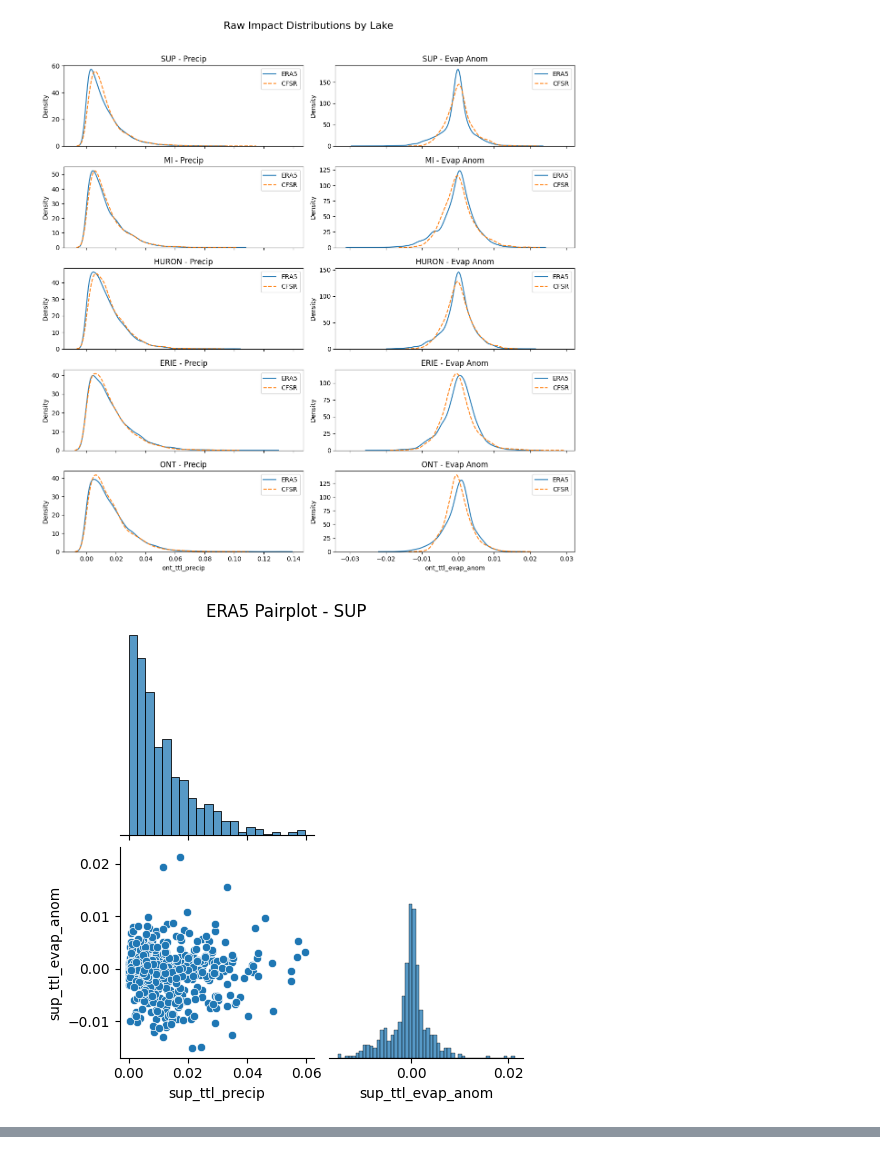
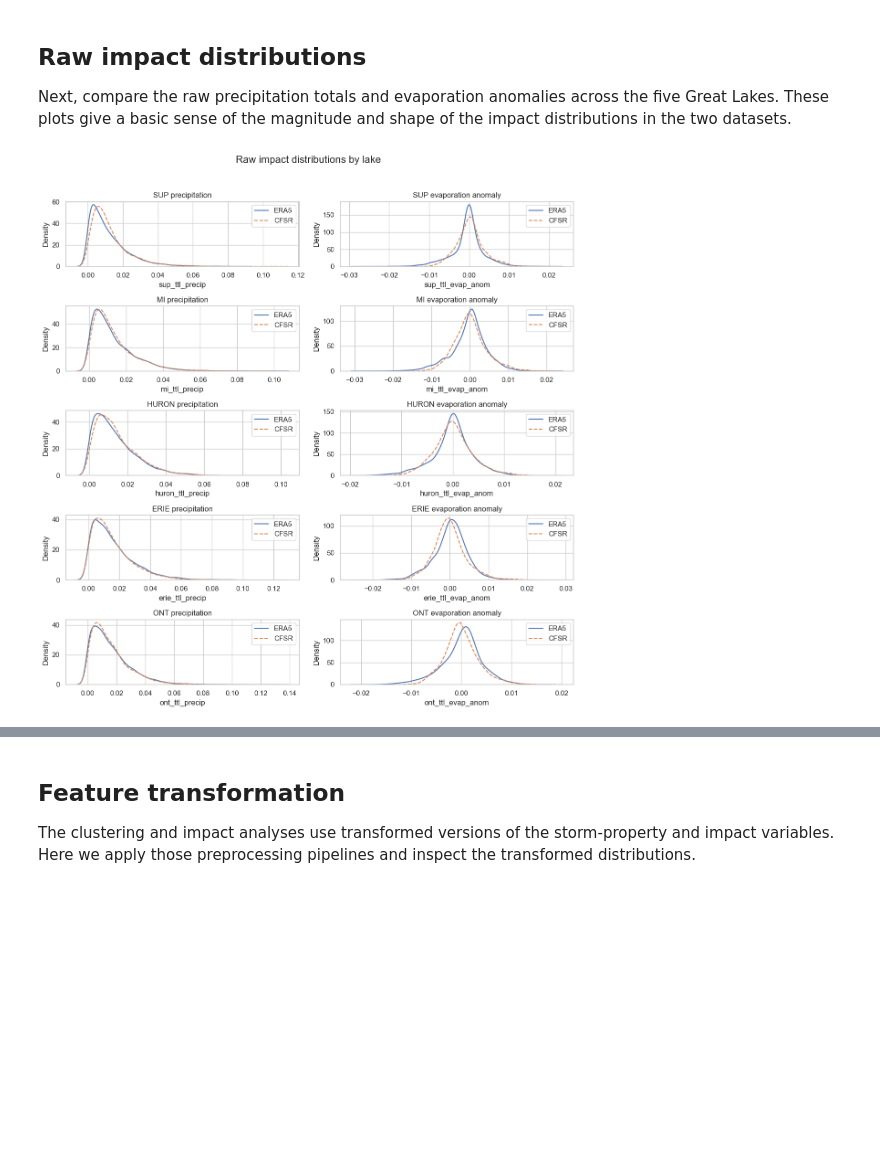
Before and after one commit to DaniJonesOcean/etc-impacts-great-lakes, a Jupyter notebook: notebooks/01_exploratory_analysis.ipynb, the cells around one changed output, grey strips where cells are left out. Drawn from its saved outputs; the diff is of its cells as text; code cells hidden in the pictures; blank space fills up the shorter version.

```diff
--- a/notebooks/01_exploratory_analysis.ipynb
+++ b/notebooks/01_exploratory_analysis.ipynb
@@ -79,21 +104,19 @@ CFSR Summary:
 # %%
 # ------------------------------
-# 3. Data Cleaning
+# 3. Basic cleaning
 # ------------------------------
+df_era5 = df_era5.loc[:, ~df_era5.columns.duplicated()].copy()
+df_cfsr = df_cfsr.loc[:, ~df_cfsr.columns.duplicated()].copy()
 
-# Remove duplicated columns
-print("Removing duplicate columns if present...")
-df_era5 = df_era5.loc[:, ~df_era5.columns.duplicated()]
-df_cfsr = df_cfsr.loc[:, ~df_cfsr.columns.duplicated()]
-
-# Apply season and clean teleconnections
-for df in [df_era5, df_cfsr]:
+for df in (df_era5, df_cfsr):
     add_season(df)
     clean_teleconnections(df)
 
-# Remove invalid CFSR values
 df_cfsr = df_cfsr[
-    (df_cfsr['fraction_of_time_in_GLR'] >= 0) &
-    (df_cfsr['maturity_glr0_minus_genesis_ratio'] >= 0)
+    (df_cfsr["fraction_of_time_in_GLR"] >= 0)
+    & (df_cfsr["maturity_glr0_minus_genesis_ratio"] >= 0)
 ].copy()
+
+print("ERA5 shape after cleaning:", df_era5.shape)
+print("CFSR shape after cleaning:", df_cfsr.shape)
 # %% [output]
@@ -134,50 +158,34 @@ plt.show()
+# %% [markdown]
+## Raw impact distributions
+
+Next, compare the raw precipitation totals and evaporation anomalies across the five Great Lakes. These plots give a basic sense of the magnitude and shape of the impact distributions in the two datasets.
 # %%
 # ------------------------------
-# 4b. Impact Variable Visualizations
+# 5. Raw impact distributions
 # ------------------------------
-precip_vars = [
-    'sup_ttl_precip', 'mi_ttl_precip', 'huron_ttl_precip', 'erie_ttl_precip', 'ont_ttl_precip']
-evap_anom_vars = [
-    'sup_ttl_evap_anom', 'mi_ttl_evap_anom', 'huron_ttl_evap_anom', 'erie_ttl_evap_anom', 'ont_ttl_evap_anom']
-lakes = ['sup', 'mi', 'huron', 'erie', 'ont']
+lakes = ["sup", "mi", "huron", "erie", "ont"]
+precip_vars = [f"{lake}_ttl_precip" for lake in lakes]
+evap_anom_vars = [f"{lake}_ttl_evap_anom" for lake in lakes]
+impact_vars = precip_vars + evap_anom_vars
 
-# Visualize raw impacts separately for precip and evap anoms
-fig, axs = plt.subplots(len(lakes), 2, figsize=(12, 12), sharex='col')
-fig.suptitle("Raw Impact Distributions by Lake", fontsize=16, y=1.02)
+fig, axs = plt.subplots(len(lakes), 2, figsize=(12, 12), sharex=False)
+fig.suptitle("Raw impact distributions by lake", fontsize=16, y=1.02)
 
 for i, lake in enumerate(lakes):
-    # Precipitation
     precip_col = f"{lake}_ttl_precip"
-    sns.kdeplot(df_era5[precip_col], ax=axs[i, 0], label="ERA5", linestyle='-')
-    sns.kdeplot(df_cfsr[precip_col], ax=axs[i, 0], label="CFSR", linestyle='--')
-    axs[i, 0].set_title(f"{lake.upper()} - Precip")
+    evap_col = f"{lake}_ttl_evap_anom"
+
+    sns.kdeplot(df_era5[precip_col], ax=axs[i, 0], label="ERA5")
+    sns.kdeplot(df_cfsr[precip_col], ax=axs[i, 0], label="CFSR", linestyle="--")
+    axs[i, 0].set_title(f"{lake.upper()} precipitation")
     axs[i, 0].legend()
 
-    # Evaporation anomaly
-    evap_col = f"{lake}_ttl_evap_anom"
-    sns.kdeplot(df_era5[evap_col], ax=axs[i, 1], label="ERA5", linestyle='-')
-    sns.kdeplot(df_cfsr[evap_col], ax=axs[i, 1], label="CFSR", linestyle='--')
-    axs[i, 1].set_title(f"{lake.upper()} - Evap Anom")
+    sns.kdeplot(df_era5[evap_col], ax=axs[i, 1], label="ERA5")
+    sns.kdeplot(df_cfsr[evap_col], ax=axs[i, 1], label="CFSR", linestyle="--")
+    axs[i, 1].set_title(f"{lake.upper()} evaporation anomaly")
     axs[i, 1].legend()
 
 plt.tight_layout()
 plt.show()
-
-# Pairplots: Precip vs Evap by lake
-for lake in lakes:
-    pair_cols = [f"{lake}_ttl_precip", f"{lake}_ttl_evap_anom"]
-    sns.pairplot(df_era5[pair_cols].sample(frac=0.1, random_state=42), corner=True)
-    plt.suptitle(f"ERA5 Pairplot - {lake.upper()}", y=1.02)
-    plt.show()
-
-# Pairplots: Precip only and Evap only (all lakes)
-sns.pairplot(df_era5[precip_vars].sample(frac=0.1, random_state=42), corner=False)
-plt.suptitle("ERA5 Pairplot - Precip Only (All Lakes)", y=1.02)
-plt.show()
-
-sns.pairplot(df_era5[evap_anom_vars].sample(frac=0.1, random_state=42), corner=False)
-plt.suptitle("ERA5 Pairplot - Evap Anom Only (All Lakes)", y=1.02)
-plt.show()
 # %% [output]
-[figure, old version]
+[figure, new version]
-[figure, removed]
@@ -190,2 +192,6 @@ plt.show()
+# %% [markdown]
+## Feature transformation
+
+The clustering and impact analyses use transformed versions of the storm-property and impact variables. Here we apply those preprocessing pipelines and inspect the transformed distributions.
 # %%
 # ------------------------------
```
Also changed, not shown: parts of 15 cells of this notebook.
